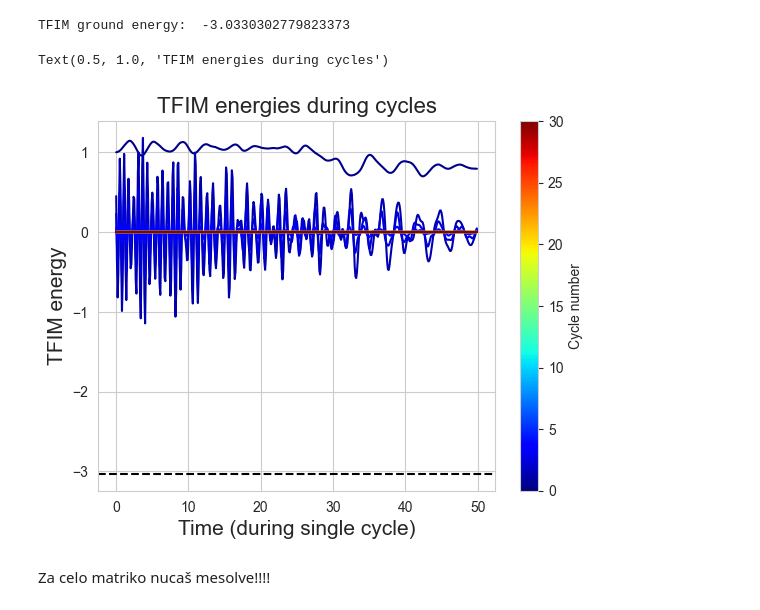
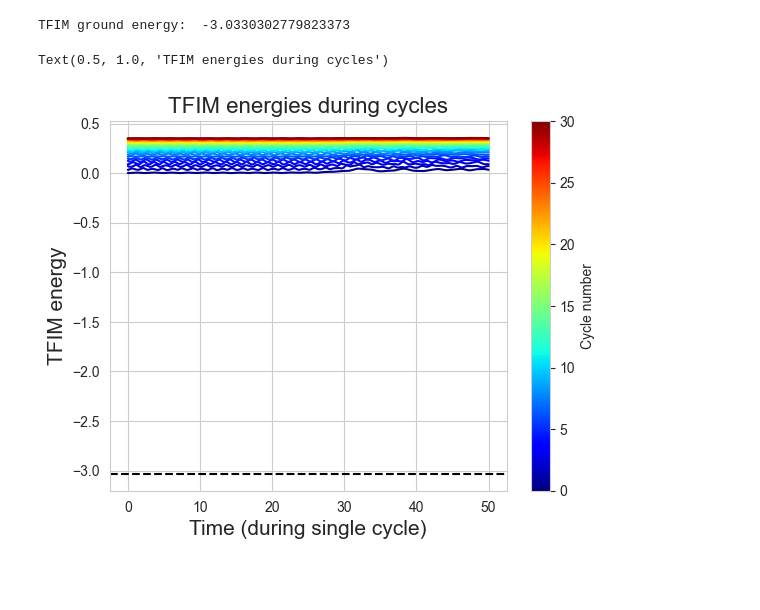
Before and after one commit to konj5/IJS2024, a Jupyter notebook: Version 3.0/QT_Protocol.ipynb, the cells around one changed output. Cells and saved outputs as stored; diff of their text form; code cells hidden in the pictures; blank space fills up the shorter version.

```diff
--- a/Version 3.0/QT_Protocol.ipynb
+++ b/Version 3.0/QT_Protocol.ipynb
@@ -14,6 +14,8 @@ proc = procedure.Procedure()
 proc.setParameters(L = 3)
 N_cycles = 30
 setup_state_for_next_cycle = procedure.Procedure.pass_full_density_matrix
+using_state_vectors = False
+using_density_matrices = True
 measure = procedure.Procedure.measure_energy
 # %%
 times = np.arange(0,proc.T+proc.dt, proc.dt)
@@ -46,7 +49,7 @@ plt.show()
 # %%
 data = proc.runProcedure(N_cycles=N_cycles, measure=measure,
                           setup_state_for_next_cycle=setup_state_for_next_cycle,
-                          coupling_decrease="use_default")
+                          coupling_decrease="use_default", using_state_vectors=using_state_vectors ,using_density_matrices=using_density_matrices)
 # %%
 H_TFIM = measurables.tfim_hamiltonian(proc.L, proc.tfim_parameters)
 M_TFIM = measurables.tfim_magnetisation(proc.L)
@@ -60,21 +63,19 @@ TFIM ground energy:  -3.0330302779823373
 # %%
 cmap = plt.get_cmap('jet')
 COLORS = [cmap(i) for i in np.linspace(.01, .99, N_cycles)]
 
 for i in range(len(data[0,:,0])):
-    plt.plot(times[:-1], data[0,i,:], color=COLORS[i])
+    plt.plot(times, data[0,i,:], color=COLORS[i])
 
 plt.axhline(y=E0, linestyle='--', color='black', label=r"$E_0$")
 
 norm = mpl.colors.Normalize(vmin=0, vmax=N_cycles)
 scalarmappable = mpl.cm.ScalarMappable(norm=norm, cmap=cmap)
 plt.colorbar(scalarmappable, ax=plt.gca(), label="Cycle number")
 
 plt.xlabel("Time (during single cycle)", fontsize = 15)
 plt.ylabel("TFIM energy", fontsize = 15)
 plt.title("TFIM energies during cycles", fontsize = 16)
 # %% [output]
 Text(0.5, 1.0, 'TFIM energies during cycles')
-[figure, old version]
+[figure, new version]
-# %% [markdown]
-Za celo matriko nucaš mesolve!!!!
```
Also changed, not shown: parts of 2 cells of this notebook, 15 other files.
